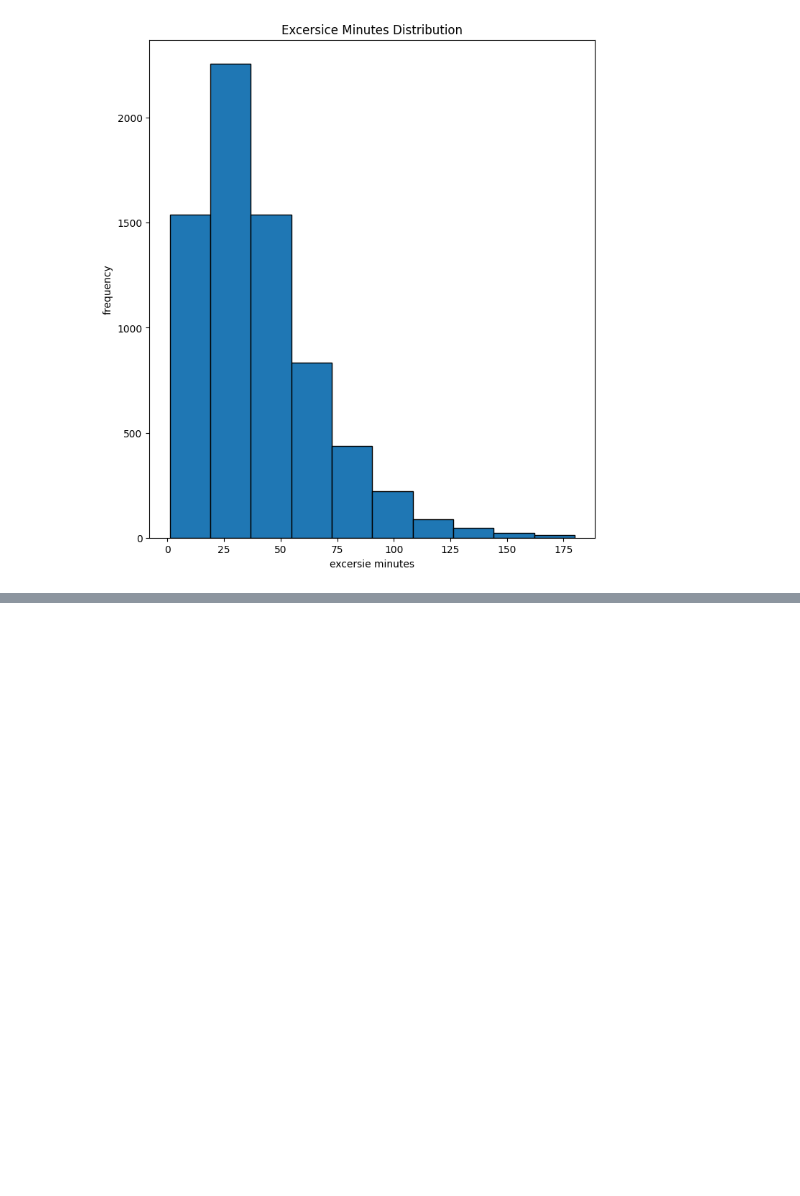
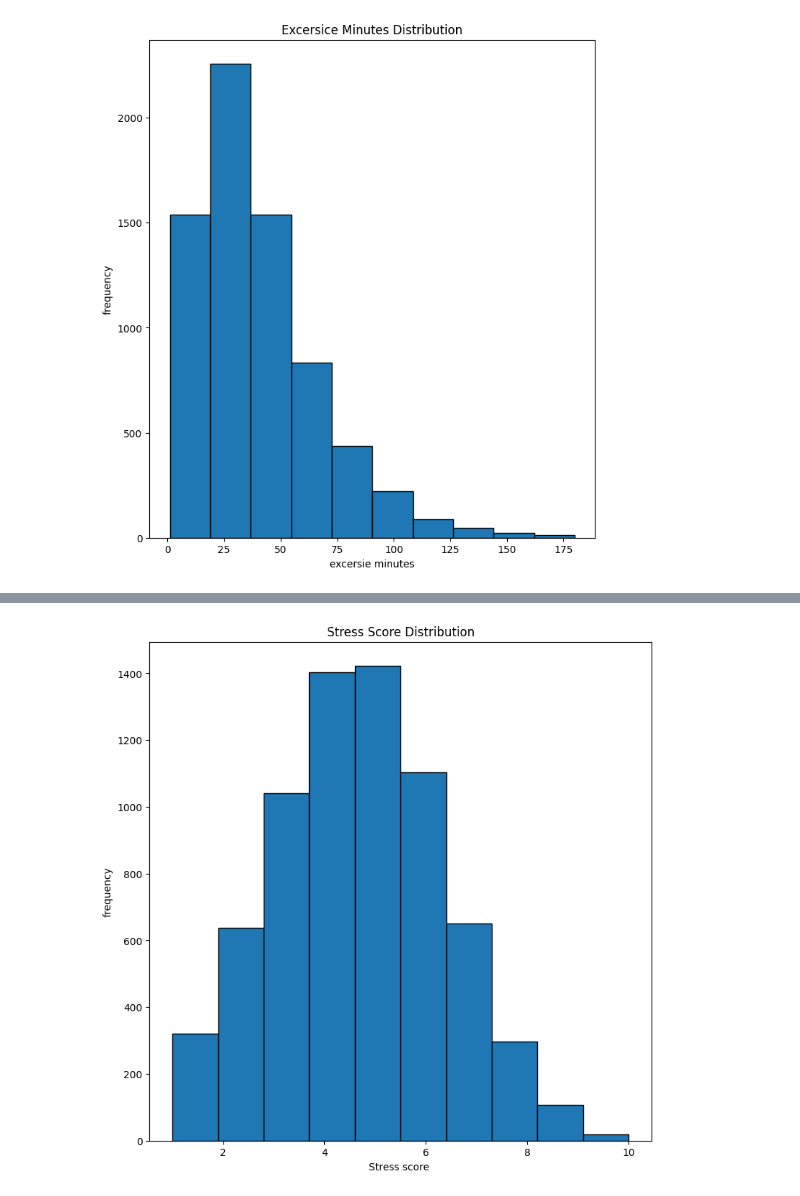
Before and after one commit to Engr-Jawad/Data-Science-Projects, a Jupyter notebook: Digita_Lifestyle_ Productivity _&_ Screen Behavior_ Analysis/digital_lifestyle.ipynb, the cells around one changed output, grey strips where cells are left out. Cells and saved outputs as stored; diff of their text form; code cells hidden in the pictures; blank space fills up the shorter version.

```diff
--- a/Digita_Lifestyle_ Productivity _&_ Screen Behavior_ Analysis/digital_lifestyle.ipynb
+++ b/Digita_Lifestyle_ Productivity _&_ Screen Behavior_ Analysis/digital_lifestyle.ipynb
@@ -326,0 +338,11 @@ plt.show()
+# %%
+# stress score
+plt.figure(figsize=(9,9))
+plt.hist(df["Stress_Score"],bins=10,edgecolor="black")
+plt.title("Stress Score Distribution")
+plt.xlabel("Stress score ")
+plt.ylabel("frequency")
+plt.savefig("Screen_Score_dis.png",dpi=300,bbox_inches="tight")
+plt.show()
+# %% [output]
+[figure, added]
```
Also changed, not shown: parts of 1 cell of this notebook, 2 other files.
